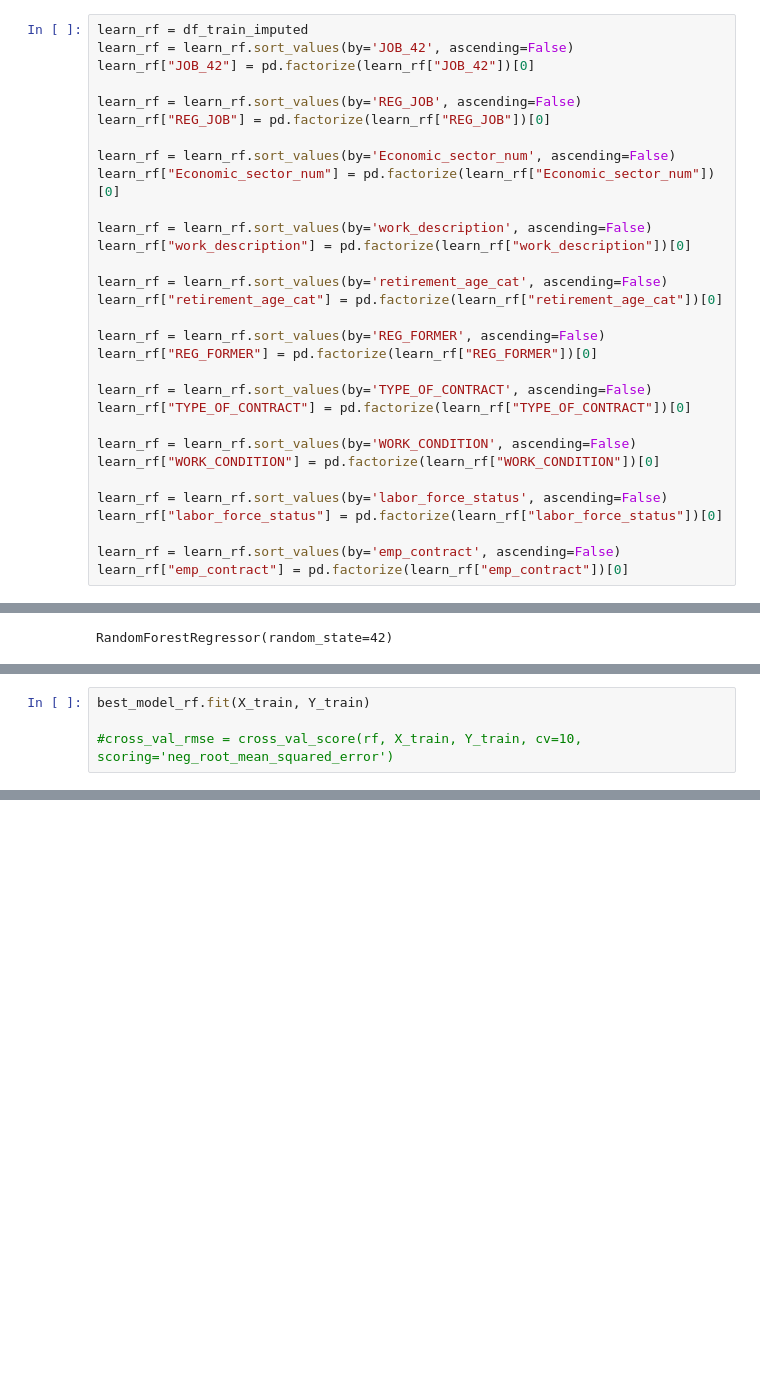
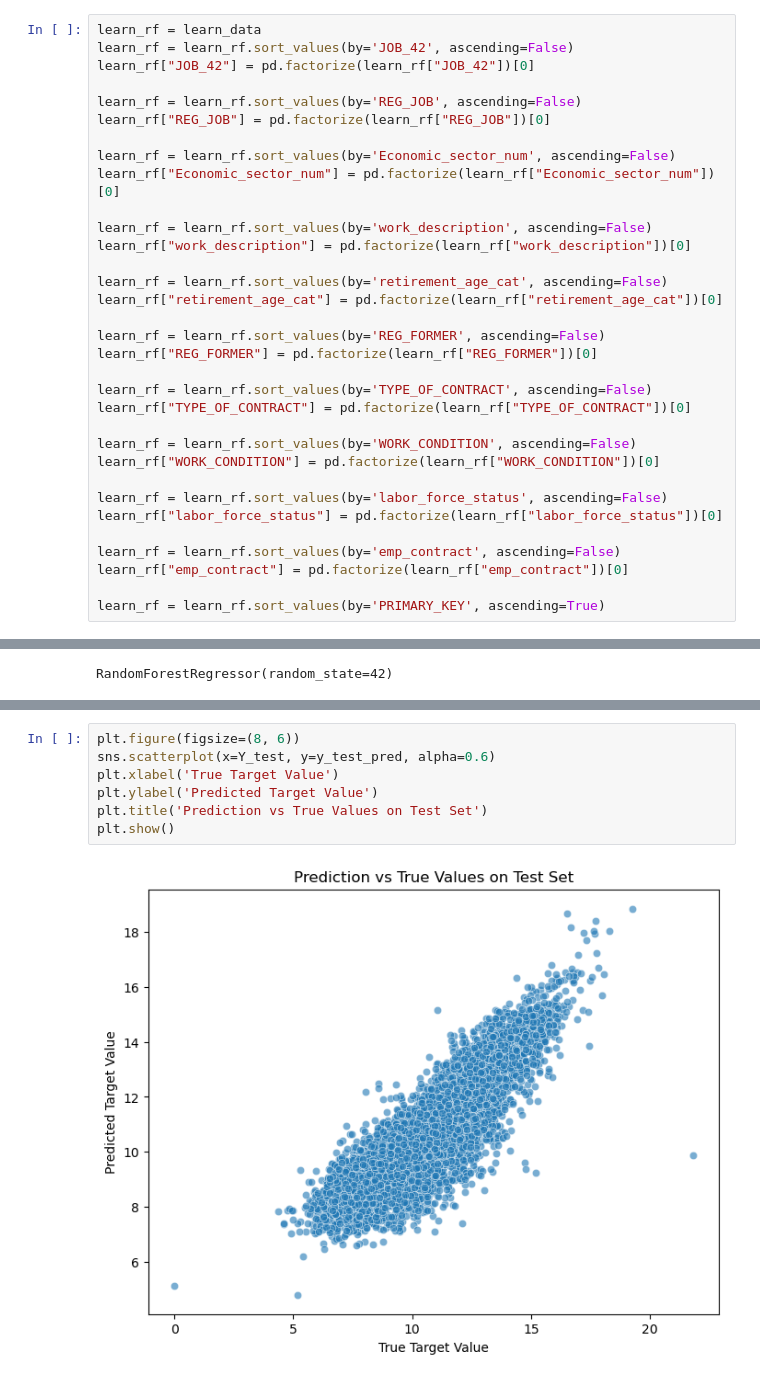
Before and after one commit to rinaaro/Machine-Learning-Project, a Jupyter notebook: attempt.ipynb, the cells around one changed output, grey strips where cells are left out. Cells and saved outputs as stored; diff of their text form; blank space fills up the shorter version.

```diff
--- a/attempt.ipynb
+++ b/attempt.ipynb
@@ -1098,7 +1082,7 @@ dtype: object
 # %% [markdown]
 ## more formatting
 # %%
-learn_rf = df_train_imputed
+learn_rf = learn_data
 learn_rf = learn_rf.sort_values(by='JOB_42', ascending=False)
 learn_rf["JOB_42"] = pd.factorize(learn_rf["JOB_42"])[0]
 
@@ -1128,3 +1112,5 @@ learn_rf["labor_force_status"] = pd.factorize(learn_rf["labor_force_status"])[0]
 
 learn_rf = learn_rf.sort_values(by='emp_contract', ascending=False)
 learn_rf["emp_contract"] = pd.factorize(learn_rf["emp_contract"])[0]
+
+learn_rf = learn_rf.sort_values(by='PRIMARY_KEY', ascending=True)
@@ -1303,4 +1357,0 @@ print(f"Best score: {rf_search.best_score_}")
-# %%
-best_model_rf.fit(X_train, Y_train)
-
-#cross_val_rmse = cross_val_score(rf, X_train, Y_train, cv=10, scoring='neg_root_mean_squared_error')
@@ -1311,0 +1410,9 @@ print("RMSE on the test set:", root_mean_squared_error(Y_test, best_model_rf.pre
+# %%
+plt.figure(figsize=(8, 6))
+sns.scatterplot(x=Y_test, y=y_test_pred, alpha=0.6)
+plt.xlabel('True Target Value')
+plt.ylabel('Predicted Target Value')
+plt.title('Prediction vs True Values on Test Set')
+plt.show()
+# %% [output]
+[figure, added]
```
Also changed, not shown: parts of 41 cells of this notebook.
